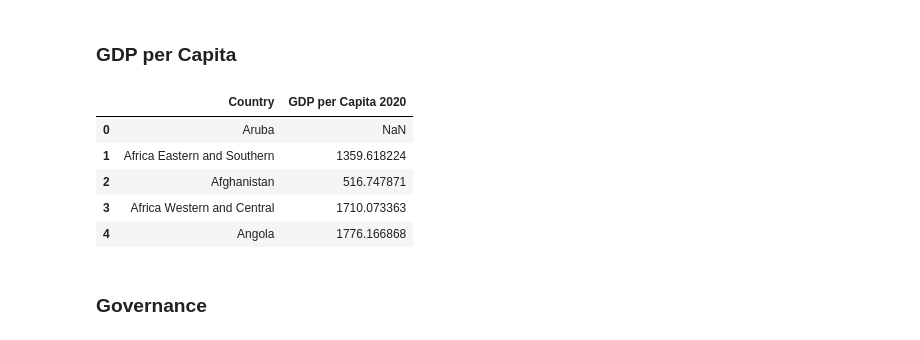
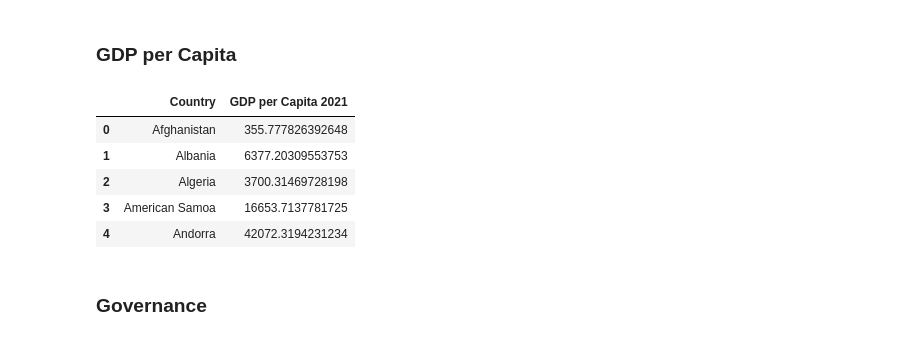
Before and after one commit to luanakimley/low-carbon-development-composite-index, a Jupyter notebook: data_cleaning.ipynb, the cells around one changed output. Cells and saved outputs as stored; diff of their text form; code cells hidden in the pictures.

```diff
--- a/data_cleaning.ipynb
+++ b/data_cleaning.ipynb
@@ -43,17 +43,17 @@ freshwater_filtered.head()
 # %% [markdown]
 ### GDP per Capita
 # %%
-gdp_per_capita_filtered = gdp_per_capita[['Country Name', '2020']]
+gdp_per_capita_filtered = gdp_per_capita[['Country Name', '2021 [YR2021]']]
 gdp_per_capita_filtered = gdp_per_capita_filtered.rename(columns={'Country Name': 'Country'})
-gdp_per_capita_filtered = gdp_per_capita_filtered.rename(columns={'2020': 'GDP per Capita 2020'})
+gdp_per_capita_filtered = gdp_per_capita_filtered.rename(columns={'2021 [YR2021]': 'GDP per Capita 2021'})
 gdp_per_capita_filtered.head()
 # %% [output]
-|  | Country | GDP per Capita 2020 |
-| 0 | Aruba | NaN |
-| 1 | Africa Eastern and Southern | 1359.618224 |
-| 2 | Afghanistan | 516.747871 |
-| 3 | Africa Western and Central | 1710.073363 |
-| 4 | Angola | 1776.166868 |
+|  | Country | GDP per Capita 2021 |
+| 0 | Afghanistan | 355.777826392648 |
+| 1 | Albania | 6377.20309553753 |
+| 2 | Algeria | 3700.31469728198 |
+| 3 | American Samoa | 16653.7137781725 |
+| 4 | Andorra | 42072.3194231234 |
 # %% [markdown]
 ### Governance
 # %%
```
Also changed, not shown: parts of 2 cells of this notebook, 1 other file.
